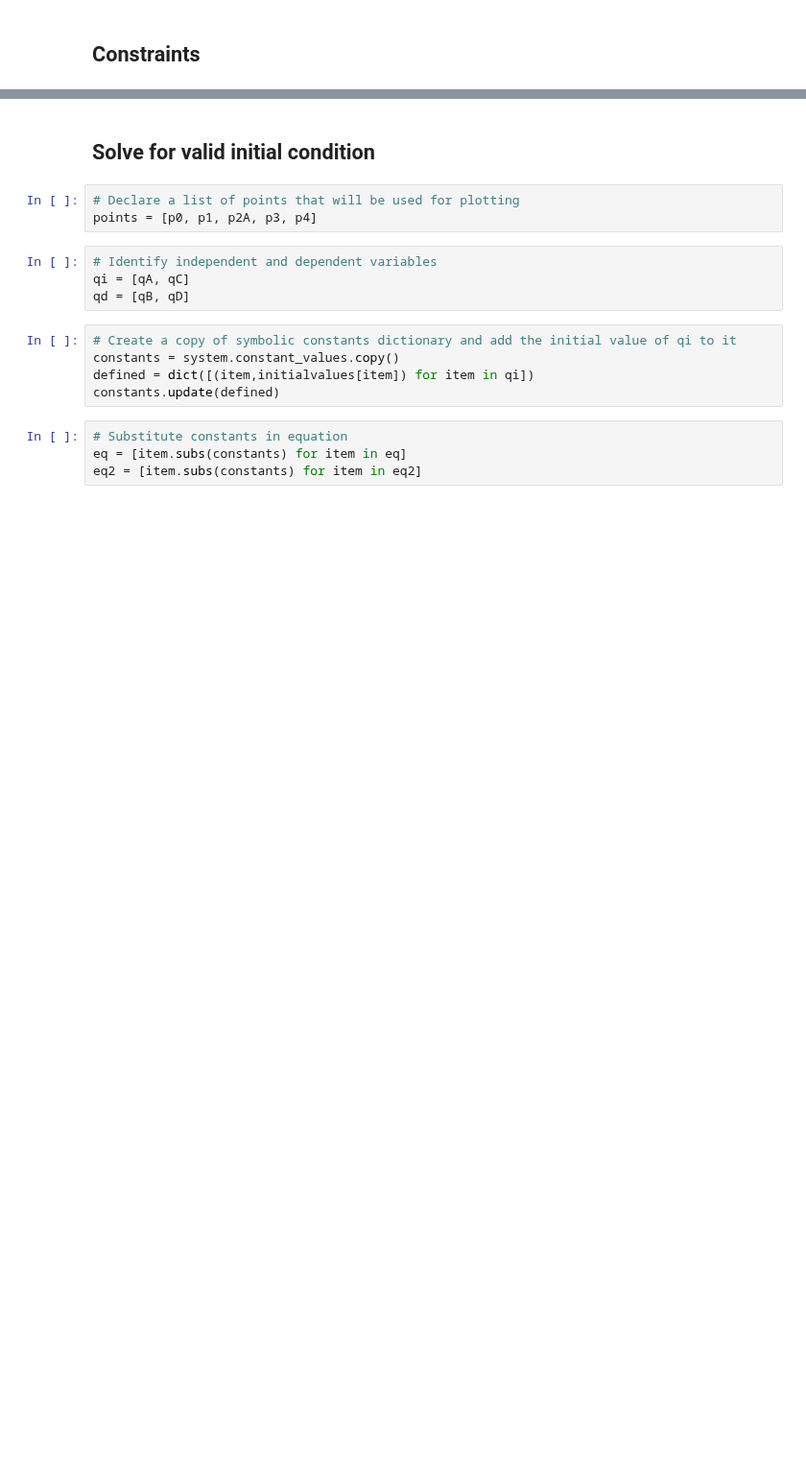
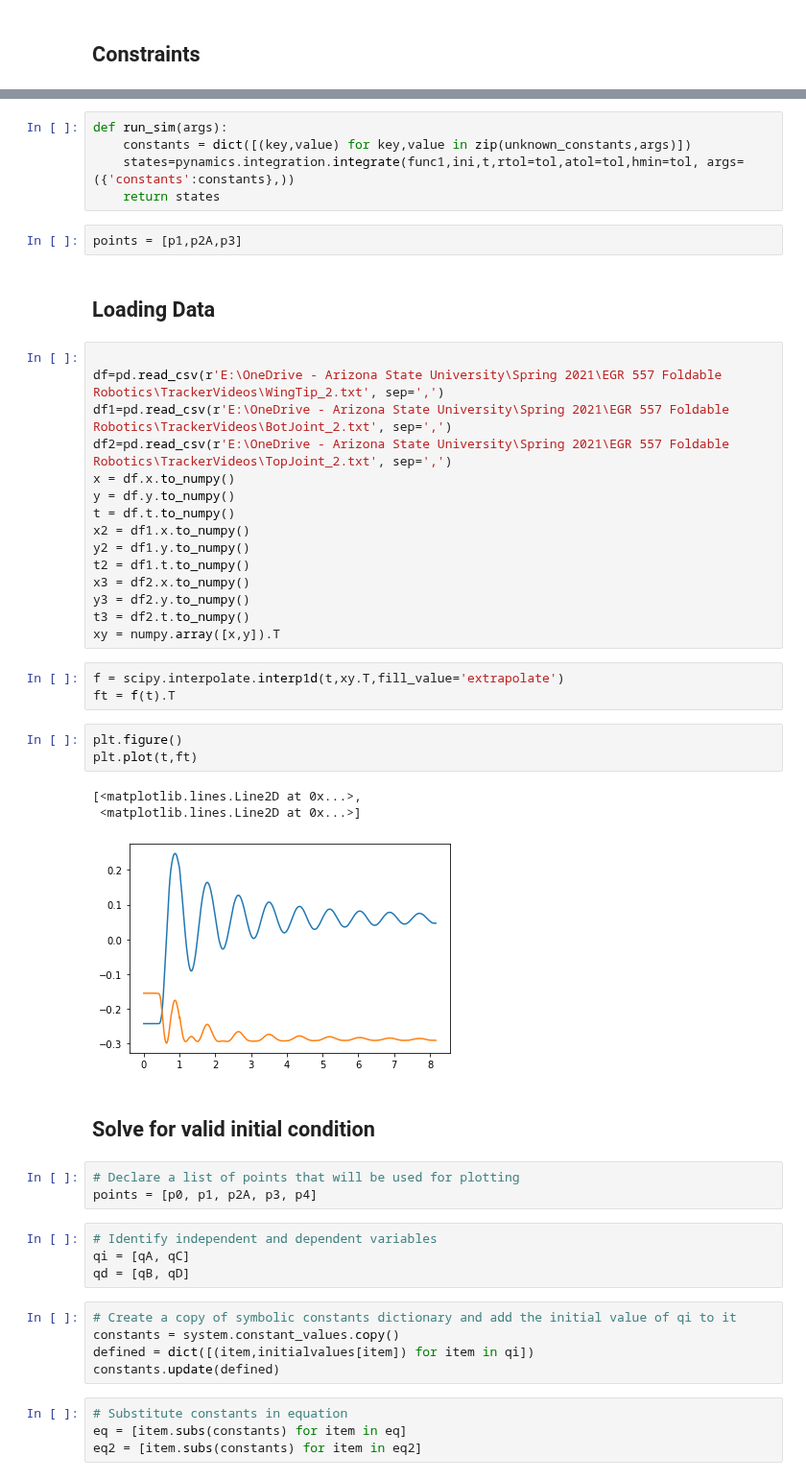
Before and after one commit to biodegradablerobotics/biodegradablerobotics.github.io, a Jupyter notebook: Code/System_Dynamics_w_tracker.ipynb, the cells around one changed output, grey strips where cells are left out. Shown at 96% size. Cells and saved outputs as stored; diff of their text form; blank space fills up the shorter version.

```diff
--- a/Code/System_Dynamics_w_tracker.ipynb
+++ b/Code/System_Dynamics_w_tracker.ipynb
@@ -331,3 +350,37 @@ eq2_dd=[(system.derivative(item)) for item in eq2_d]
+# %%
+def run_sim(args):
+    constants = dict([(key,value) for key,value in zip(unknown_constants,args)])
+    states=pynamics.integration.integrate(func1,ini,t,rtol=tol,atol=tol,hmin=tol, args=({'constants':constants},))
+    return states
+# %%
+points = [p1,p2A,p3]
+# %% [markdown]
+## Loading Data
+# %%
+
+df=pd.read_csv(r'E:\OneDrive - Arizona State University\Spring 2021\EGR 557 Foldable Robotics\TrackerVideos\WingTip_2.txt', sep=',')
+df1=pd.read_csv(r'E:\OneDrive - Arizona State University\Spring 2021\EGR 557 Foldable Robotics\TrackerVideos\BotJoint_2.txt', sep=',')
+df2=pd.read_csv(r'E:\OneDrive - Arizona State University\Spring 2021\EGR 557 Foldable Robotics\TrackerVideos\TopJoint_2.txt', sep=',')
+x = df.x.to_numpy()
+y = df.y.to_numpy()
+t = df.t.to_numpy()
+x2 = df1.x.to_numpy()
+y2 = df1.y.to_numpy()
+t2 = df1.t.to_numpy()
+x3 = df2.x.to_numpy()
+y3 = df2.y.to_numpy()
+t3 = df2.t.to_numpy()
+xy = numpy.array([x,y]).T
+# %%
+f = scipy.interpolate.interp1d(t,xy.T,fill_value='extrapolate')
+ft = f(t).T
+# %%
+plt.figure()
+plt.plot(t,ft)
+# %% [output]
+[<matplotlib.lines.Line2D at 0x...>,
+ <matplotlib.lines.Line2D at 0x...>]
+[figure, added]
 # %% [markdown]
 ## Solve for valid initial condition
 # %%
```
Also changed, not shown: parts of 24 cells of this notebook.
